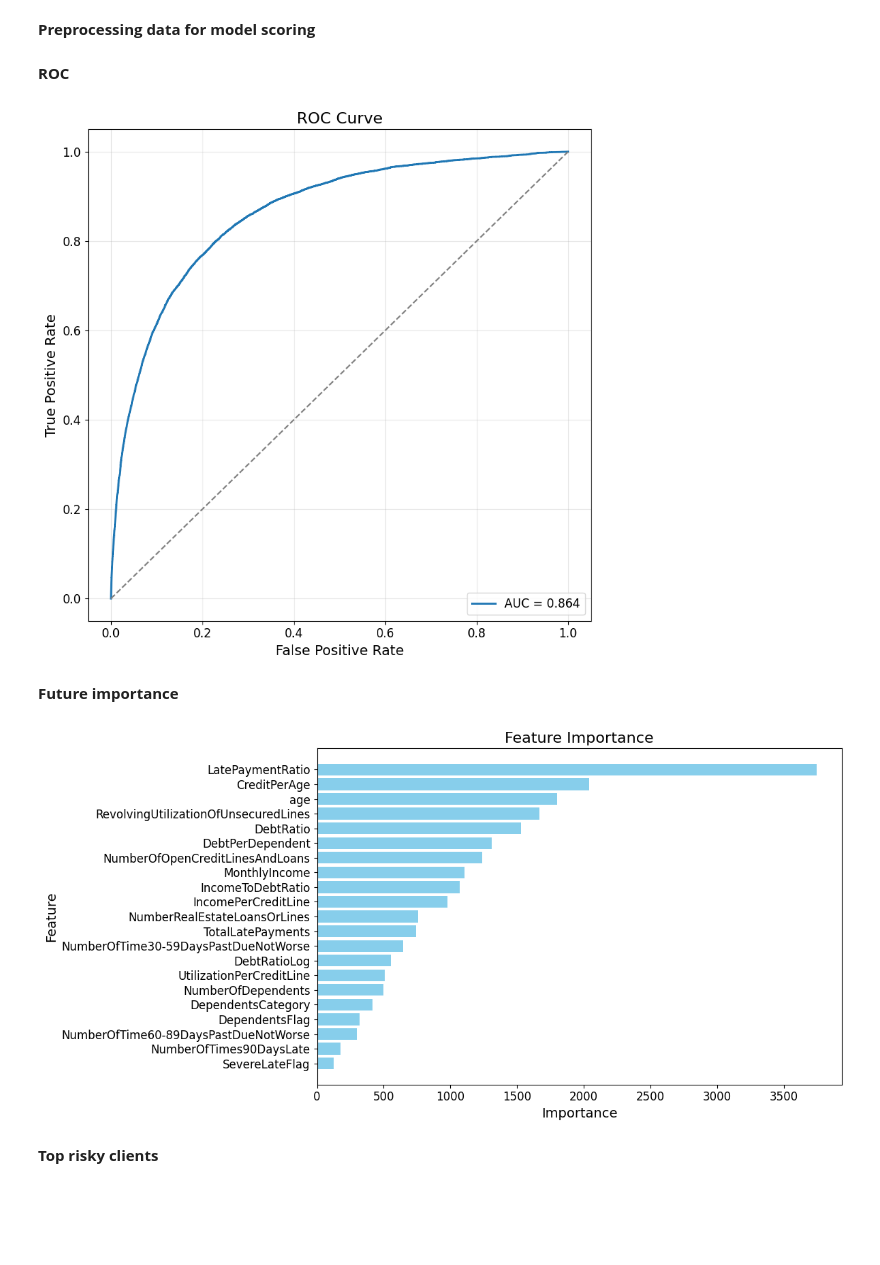
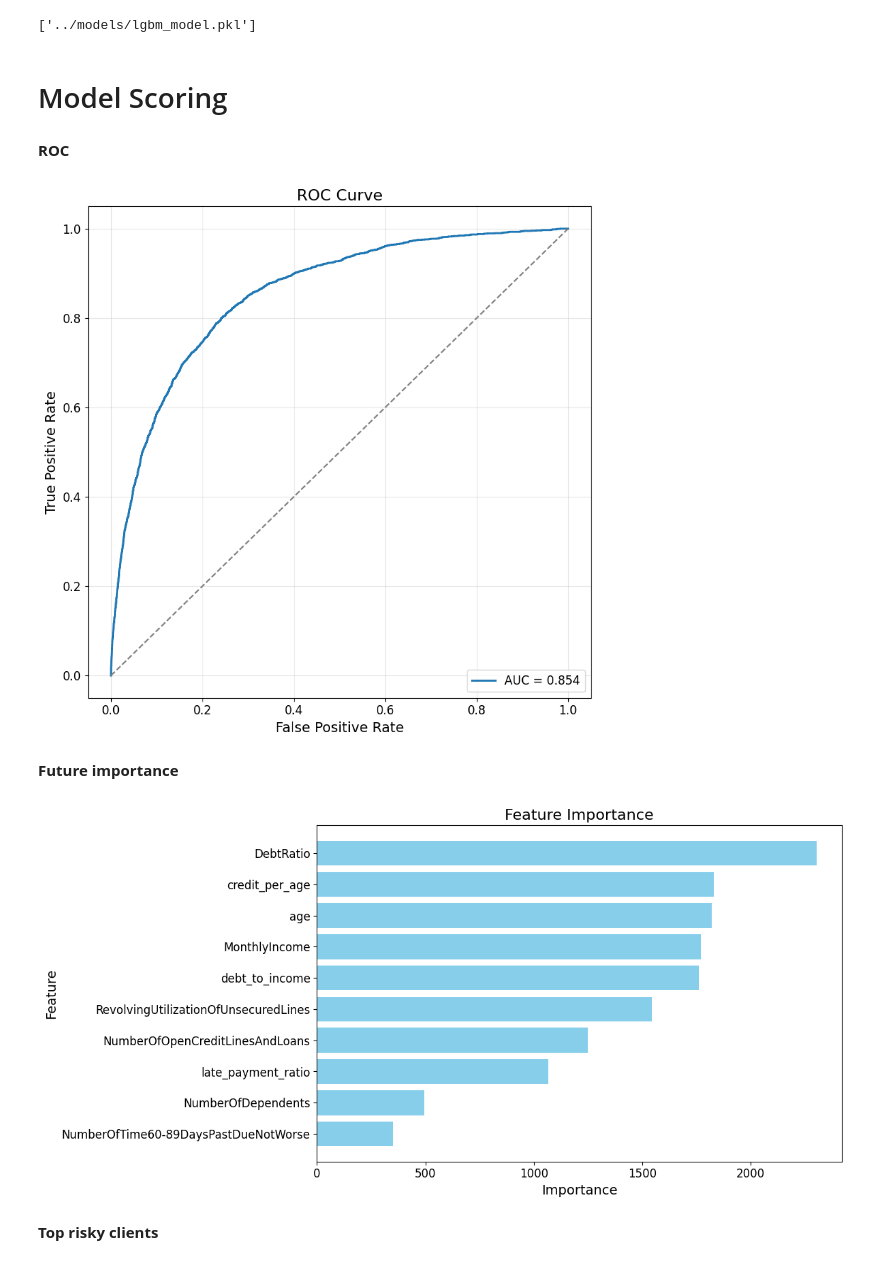
Before and after one commit to JanIzmer/Credit_Scoring_Project, a Jupyter notebook: notebooks/02_Modeling.ipynb, the cells around one changed output. Cells and saved outputs as stored; diff of their text form; code cells hidden in the pictures; blank space fills up the shorter version.

```diff
--- a/notebooks/02_Modeling.ipynb
+++ b/notebooks/02_Modeling.ipynb
@@ -24,0 +25,18 @@ best_threshold = 0.3988986985559332
+# %%
+df = pd.read_csv('../data/raw/cs-training.csv', index_col=0)
+
+def prepare_dataset(df):
+    # handle missing values
+    df = df.copy()
+    df.fillna(0, inplace=True)
+    # feature engineering
+    df['credit_per_age'] = df['RevolvingUtilizationOfUnsecuredLines'] / (df['age'] + 1)
+    df['late_payment_ratio'] = df['NumberOfTime30-59DaysPastDueNotWorse'] / (df['NumberOfOpenCreditLinesAndLoans'] + 1)
+    df['debt_to_income'] = df['MonthlyIncome'] / (df['DebtRatio'] + 1)
+    # drop redundant features
+    df.drop(['NumberRealEstateLoansOrLines'], axis=1, inplace=True)
+    return df
+# drop anomalous data (clip 95th percentile)
+upper_bounds = df.quantile(0.95)
+df = df.clip(upper=upper_bounds, axis=1)
+df = prepare_dataset(df)
@@ -25,2 +141,6 @@ best_threshold = 0.3988986985559332
+# %%
+joblib.dump(final_model, '../models/lgbm_model.pkl')
+# %% [output]
+['../models/lgbm_model.pkl']
 # %% [markdown]
-**Preprocessing data for model scoring**
+# Model Scoring
@@ -40,8 +147,8 @@ df_merged.to_excel('../data/processed/df_merged.xlsx', index=False)
 # %% [markdown]
 **ROC**
 # %%
-roc_auc = auc(fpr, tpr)
-
+roc_auc = roc_auc_score(y_test, y_pred_prob)
+fpr, tpr, thresholds = roc_curve(y_test, y_pred_prob)
 plt.figure(figsize=(8, 8))
 plt.plot(fpr, tpr, linewidth=2, label=f'AUC = {roc_auc:.3f}')
 plt.plot([0,1], [0,1], '--', color='gray', linewidth=1.5)
@@ -53,31 +160,30 @@ plt.xticks(fontsize=12)
 plt.yticks(fontsize=12)
 plt.grid(alpha=0.3)
 plt.tight_layout()
-plt.savefig('../reports/figures/roc_curve.png', dpi=300)
 plt.show()
 # %% [output]
-[figure, old version]
+[figure, new version]
 # %% [markdown]
 **Future importance**
 # %%
 feature_importances = pd.DataFrame({
     'feature': X.columns,
-    'importance': model.feature_importances_
+    'importance': final_model.feature_importances_
 }).sort_values(by='importance', ascending=False)
 
 plt.figure(figsize=(12,6))
 plt.barh(feature_importances['feature'], feature_importances['importance'], color="skyblue")
 plt.gca().invert_yaxis()
 plt.xlabel('Importance', fontsize=14)
 plt.ylabel('Feature', fontsize=14)
 plt.title('Feature Importance', fontsize=16)
 plt.xticks(fontsize=12)
 plt.yticks(fontsize=12)
 plt.tight_layout()
 plt.savefig('../reports/figures/Feature_importance.png', dpi=300)
 plt.show()
 # %% [output]
-[figure, old version]
+[figure, new version]
 # %% [markdown]
 **Top risky clients**
 # %%
```
Also changed, not shown: parts of 10 cells of this notebook, 10 other files.
